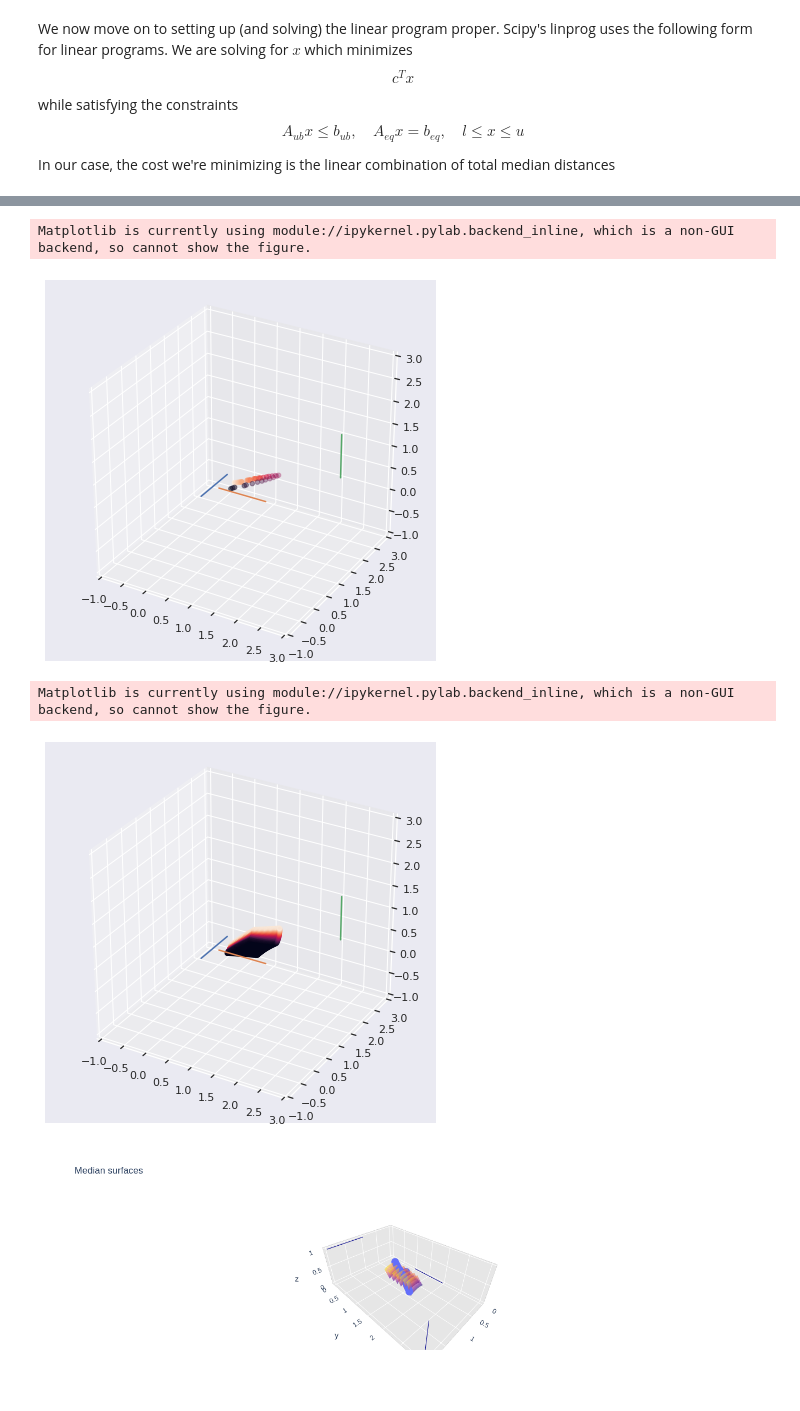
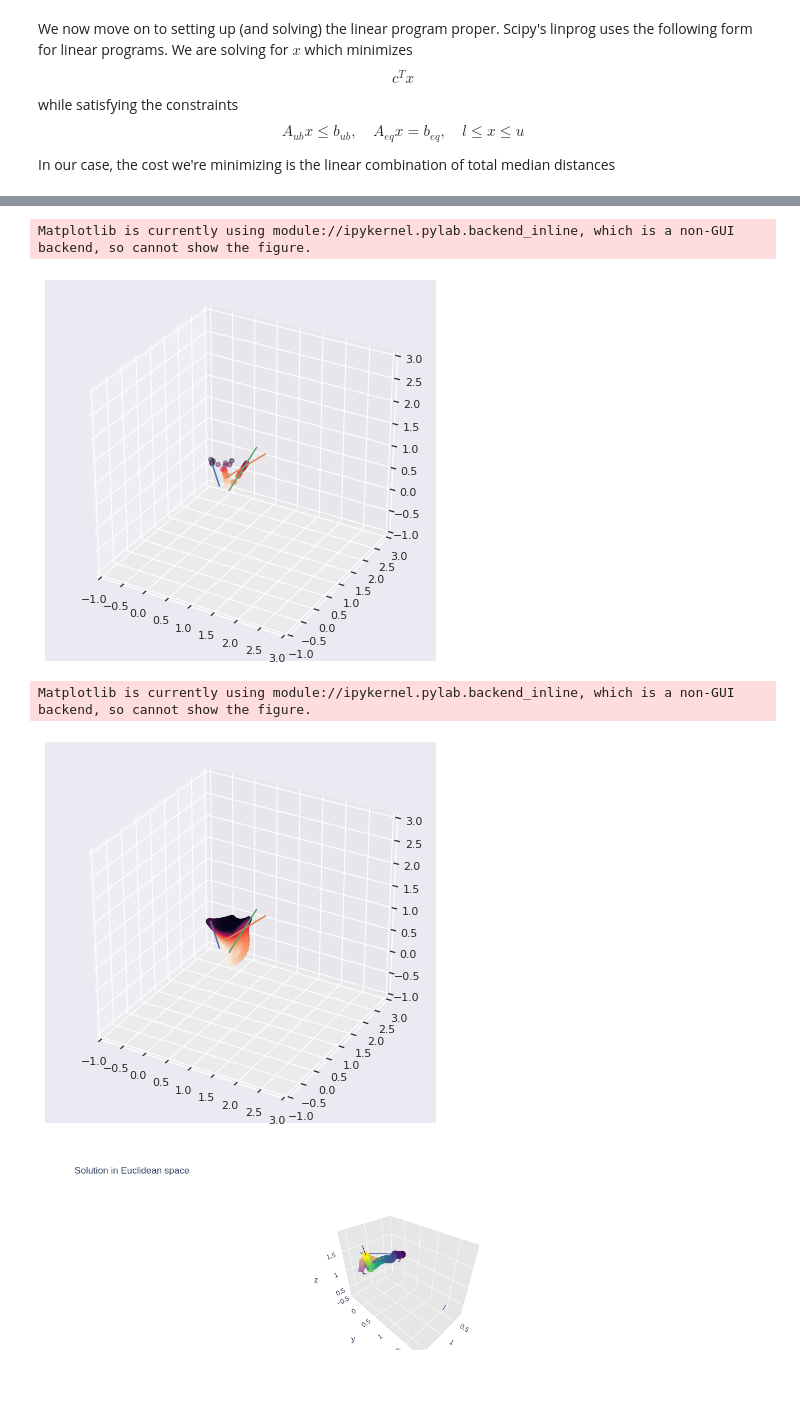
Before and after one commit to hchapman/transport-plans-exploration, a Jupyter notebook: intervals_3d.ipynb, the cells around one changed output, grey strips where cells are left out. Drawn from its saved outputs; the diff is of its cells as text; code cells hidden in the pictures.

Commit message:
some plot augmentation

```diff
--- a/intervals_3d.ipynb
+++ b/intervals_3d.ipynb
@@ -34,7 +34,7 @@ N_DIV = 31
 N_CURVE = 3
 RMAX = 2.
 
-RND = False
+RND = True
 
 if RND:
     curves = [
@@ -316,7 +316,7 @@ ax.set_zlim(-1,RMAX+1)
 fig.show()
 # %% [output]
 Matplotlib is currently using module://ipykernel.pylab.backend_inline, which is a non-GUI backend, so cannot show the figure.
-[figure, old version]
+[figure, new version]
 # %%
 from mpl_toolkits.mplot3d import Axes3D
 
@@ -337,7 +337,7 @@ ax.set_zlim(-1,RMAX+1)
 fig.show()
 # %% [output]
 Matplotlib is currently using module://ipykernel.pylab.backend_inline, which is a non-GUI backend, so cannot show the figure.
-[figure, old version]
+[figure, new version]
 # %%
 import plotly as py
 import plotly.graph_objects as go
@@ -348,7 +348,7 @@ for i in range(0,N_DIV,5):
     sdf = solution[(solution['t_0'] == i) & (solution['t_1']%5 == 0) & (solution['t_2']%5 == 0)]
     sdf = sdf.pivot_table(values=['median_x', 'median_y', 'median_z'], index='t_1', columns='t_2')
 
-    surface = go.Surface(x=sdf['median_x'], y=sdf['median_y'], z=sdf['median_z'], opacity=0.75, showscale=False)
+    surface = go.Surface(x=sdf['median_x'], y=sdf['median_y'], z=sdf['median_z'], opacity=0.75, showscale=False, hoverinfo="skip")
     """surface = go.Scatter3d(x=sdf['median_x'], y=sdf['median_y'], z=sdf['median_z'],
                            mode='markers',
                            marker=dict(
@@ -360,41 +360,44 @@ for i in range(0,N_DIV,5):
     data.append(surface)
 
 for curve in curves:
-    data.append(go.Scatter3d(x=curve[:,0], y=curve[:,1], z=curve[:,2],
+    c = curve[::5]
+    data.append(go.Scatter3d(x=c[:,0], y=c[:,1], z=c[:,2],
                              mode='lines',
                             marker=None, line=dict(color='darkblue', width=2)))
 
 ans = solution[solution['weight'] > 1e-3]
 
 data.append(go.Scatter3d(x=ans['median_x'], y=ans['median_y'], z=ans['median_z'],
-                        mode='markers'))
+                        mode='markers', marker=dict(
+                            color=np.arange(len(ans)),
+                        colorscale='Viridis')))
 
 layout = go.Layout(
-    title='Median surfaces',
+    title='Solution in Euclidean space',
     scene=dict(
         xaxis=dict(
             gridcolor='rgb(255, 255, 255)',
             zerolinecolor='rgb(255, 255, 255)',
             showbackground=True,
             backgroundcolor='rgb(230, 230,230)'
         ),
         yaxis=dict(
             gridcolor='rgb(255, 255, 255)',
             zerolinecolor='rgb(255, 255, 255)',
             showbackground=True,
             backgroundcolor='rgb(230, 230,230)'
         ),
         zaxis=dict(
             gridcolor='rgb(255, 255, 255)',
             zerolinecolor='rgb(255, 255, 255)',
             showbackground=True,
             backgroundcolor='rgb(230, 230,230)'
         )
     )
 )
 
 fig = go.Figure(data=data, layout=layout)
 fig.update_layout(showlegend=False)
 py.offline.iplot(fig, filename='jupyter-parametric_plot')
 # %% [output]
-[figure, old version]
+[figure, new version]
```
Also changed, not shown: parts of 5 cells of this notebook.
